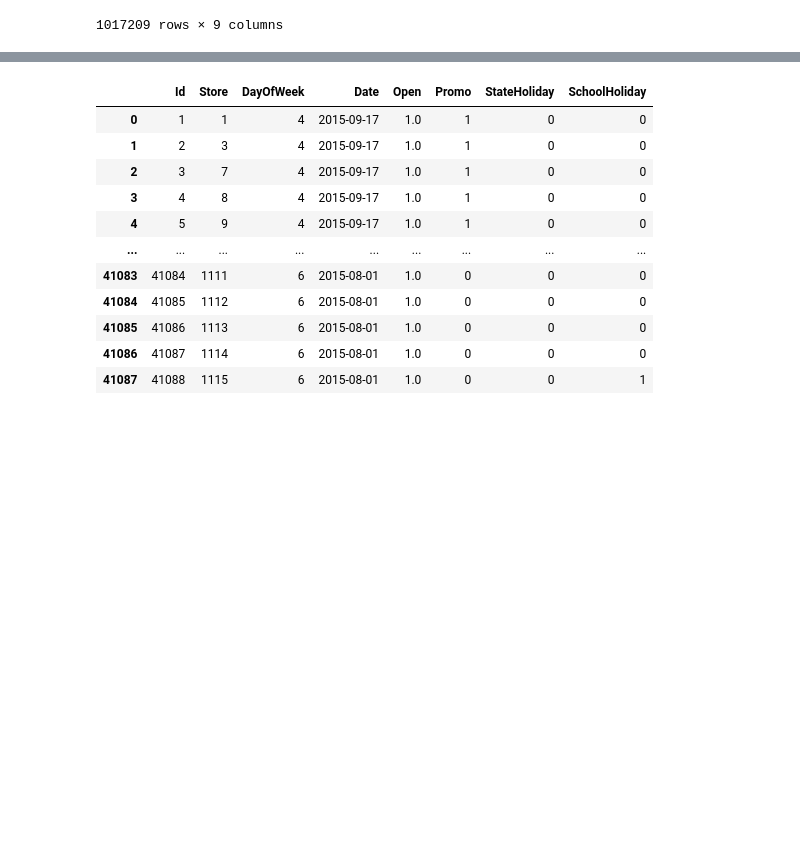
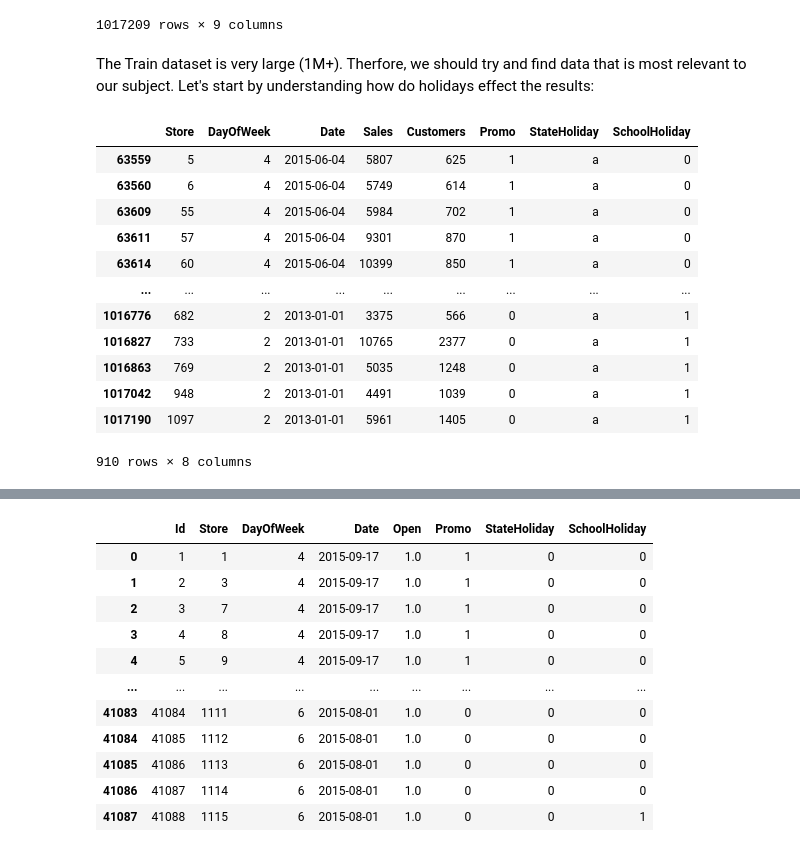
Before and after one commit to daniellepidt/rossmann-store-sales, a Jupyter notebook: data_exploration.ipynb, the cells around one changed output, grey strips where cells are left out. Saved outputs shown, nothing was run; the diff lists cells and outputs as text; code cells hidden in the pictures; blank space fills up the shorter version.

```diff
--- a/data_exploration.ipynb
+++ b/data_exploration.ipynb
@@ -66,3 +83,23 @@ train
 | 1017207 | 1114 | 2 | 2013-01-01 | 0 | 0 | 0 | 0 | a | 1 |
 | 1017208 | 1115 | 2 | 2013-01-01 | 0 | 0 | 0 | 0 | a | 1 |
 1017209 rows × 9 columns
+# %% [markdown]
+The Train dataset is very large (1M+). Therfore, we should try and find data that is most relevant to our subject.
+Let's start by understanding how do holidays effect the results:
+# %%
+holidays_data = train[(train["StateHoliday"] != '0') & (train["StateHoliday"] != 0) & (train["Open"] != 0)].drop("Open", axis=1)
+holidays_data  # Now includes only recorded days of stores which were open on holidays.
+# %% [output]
+|  | Store | DayOfWeek | Date | Sales | Customers | Promo | StateHoliday | SchoolHoliday |
+| 63559 | 5 | 4 | 2015-06-04 | 5807 | 625 | 1 | a | 0 |
+| 63560 | 6 | 4 | 2015-06-04 | 5749 | 614 | 1 | a | 0 |
+| 63609 | 55 | 4 | 2015-06-04 | 5984 | 702 | 1 | a | 0 |
+| 63611 | 57 | 4 | 2015-06-04 | 9301 | 870 | 1 | a | 0 |
+| 63614 | 60 | 4 | 2015-06-04 | 10399 | 850 | 1 | a | 0 |
+| ... | ... | ... | ... | ... | ... | ... | ... | ... |
+| 1016776 | 682 | 2 | 2013-01-01 | 3375 | 566 | 0 | a | 1 |
+| 1016827 | 733 | 2 | 2013-01-01 | 10765 | 2377 | 0 | a | 1 |
+| 1016863 | 769 | 2 | 2013-01-01 | 5035 | 1248 | 0 | a | 1 |
+| 1017042 | 948 | 2 | 2013-01-01 | 4491 | 1039 | 0 | a | 1 |
+| 1017190 | 1097 | 2 | 2013-01-01 | 5961 | 1405 | 0 | a | 1 |
+910 rows × 8 columns
```
Also changed, not shown: parts of 4 cells of this notebook, 2 other files.
